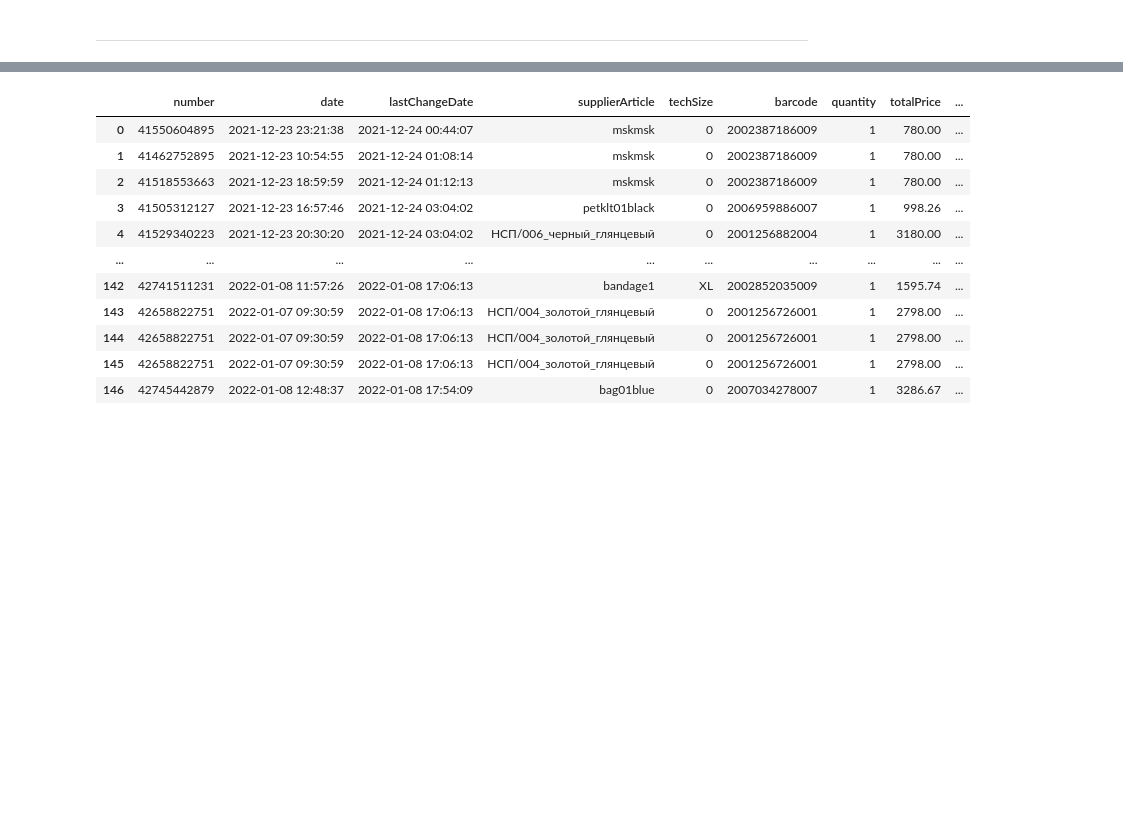
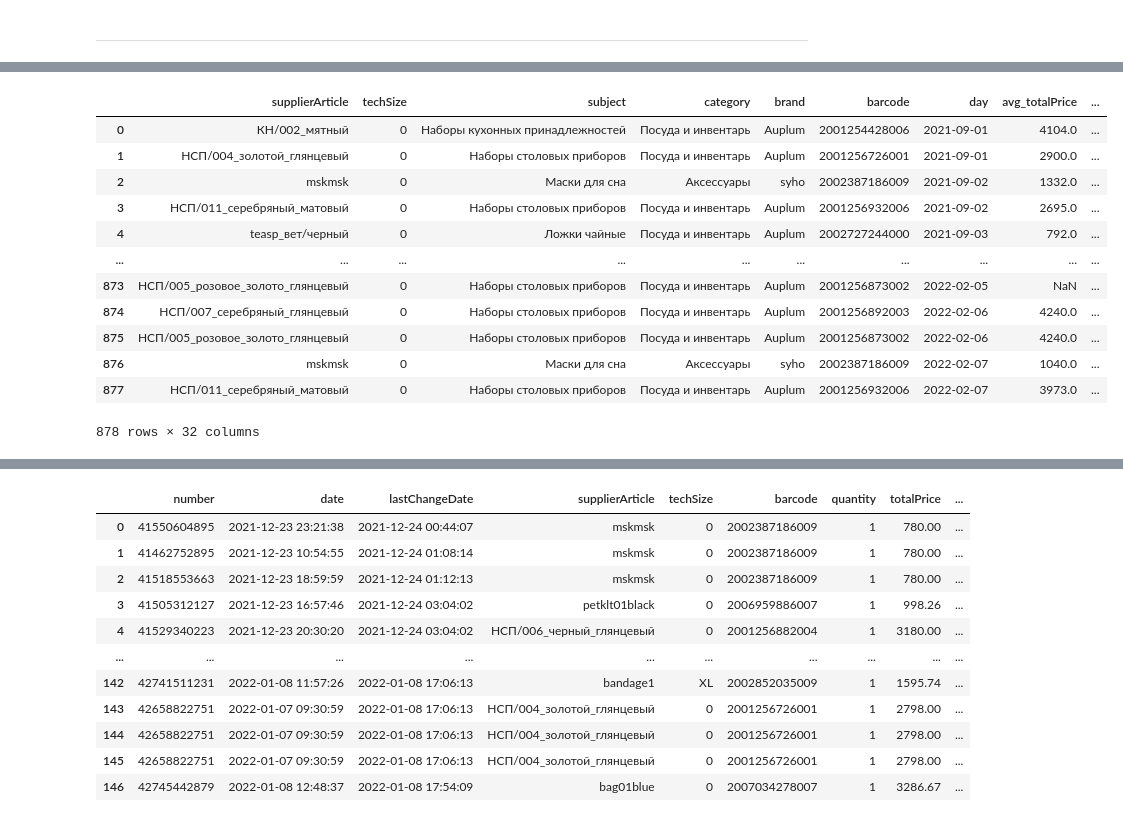
Before and after one commit to andreitsev/wb, a Jupyter notebook: notebooks/wb_parse.ipynb, the cells around one changed output, grey strips where cells are left out. Drawn from its saved outputs; the diff is of its cells as text; code cells hidden in the pictures; blank space fills up the shorter version.

```diff
--- a/notebooks/wb_parse.ipynb
+++ b/notebooks/wb_parse.ipynb
@@ -148 +279,17 @@ storage_df
+# %%
+daily_sales_df
+# %% [output]
+|  | supplierArticle | techSize | subject | category | brand | barcode | day | avg_totalPrice | ... |
+| 0 | КН/002_мятный | 0 | Наборы кухонных принадлежностей | Посуда и инвентарь | Auplum | 2001254428006 | 2021-09-01 | 4104.0 | ... |
+| 1 | НСП/004_золотой_глянцевый | 0 | Наборы столовых приборов | Посуда и инвентарь | Auplum | 2001256726001 | 2021-09-01 | 2900.0 | ... |
+| 2 | mskmsk | 0 | Маски для сна | Аксессуары | syho | 2002387186009 | 2021-09-02 | 1332.0 | ... |
+| 3 | НСП/011_серебряный_матовый | 0 | Наборы столовых приборов | Посуда и инвентарь | Auplum | 2001256932006 | 2021-09-02 | 2695.0 | ... |
+| 4 | teasp_вет/черный | 0 | Ложки чайные | Посуда и инвентарь | Auplum | 2002727244000 | 2021-09-03 | 792.0 | ... |
+| ... | ... | ... | ... | ... | ... | ... | ... | ... | ... |
+| 873 | НСП/005_розовое_золото_глянцевый | 0 | Наборы столовых приборов | Посуда и инвентарь | Auplum | 2001256873002 | 2022-02-05 | NaN | ... |
+| 874 | НСП/007_серебряный_глянцевый | 0 | Наборы столовых приборов | Посуда и инвентарь | Auplum | 2001256892003 | 2022-02-06 | 4240.0 | ... |
+| 875 | НСП/005_розовое_золото_глянцевый | 0 | Наборы столовых приборов | Посуда и инвентарь | Auplum | 2001256873002 | 2022-02-06 | 4240.0 | ... |
+| 876 | mskmsk | 0 | Маски для сна | Аксессуары | syho | 2002387186009 | 2022-02-07 | 1040.0 | ... |
+| 877 | НСП/011_серебряный_матовый | 0 | Наборы столовых приборов | Посуда и инвентарь | Auplum | 2001256932006 | 2022-02-07 | 3973.0 | ... |
+878 rows × 32 columns
 # %%
```
Also changed, not shown: parts of 9 cells of this notebook, 1 other file.
